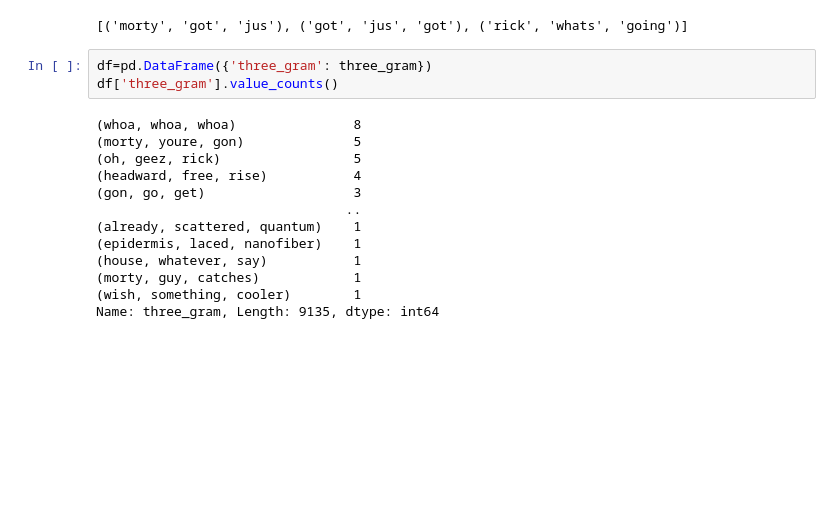
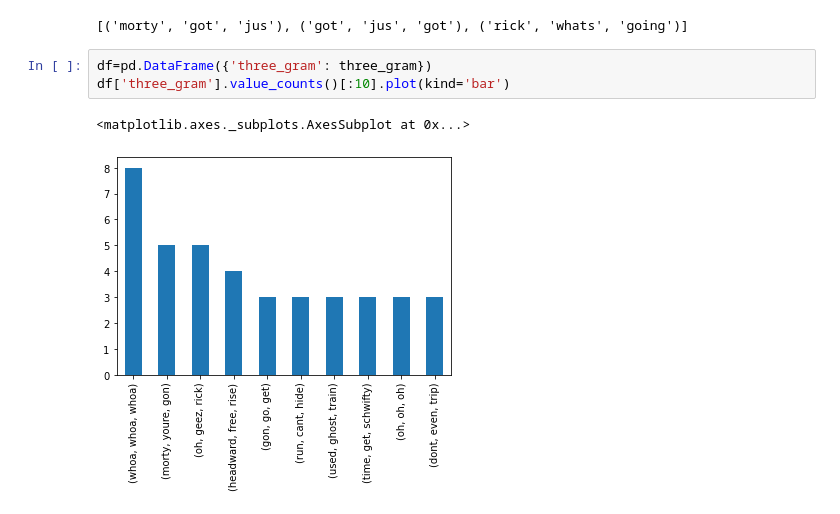
Before and after one commit to kvs1998/Kaggle, a Jupyter notebook: RickAndMorty.ipynb, the cells around one changed output. Saved outputs shown, nothing was run; the diff lists cells and outputs as text; blank space fills up the shorter version.

```diff
--- a/RickAndMorty.ipynb
+++ b/RickAndMorty.ipynb
@@ -106,17 +106,7 @@ three_gram[:3]
 [('morty', 'got', 'jus'), ('got', 'jus', 'got'), ('rick', 'whats', 'going')]
 # %%
 df=pd.DataFrame({'three_gram': three_gram})
-df['three_gram'].value_counts()
+df['three_gram'].value_counts()[:10].plot(kind='bar')
 # %% [output]
-(whoa, whoa, whoa)               8
-(morty, youre, gon)              5
-(oh, geez, rick)                 5
-(headward, free, rise)           4
-(gon, go, get)                   3
-                                ..
-(already, scattered, quantum)    1
-(epidermis, laced, nanofiber)    1
-(house, whatever, say)           1
-(morty, guy, catches)            1
-(wish, something, cooler)        1
-Name: three_gram, Length: 9135, dtype: int64
+<matplotlib.axes._subplots.AxesSubplot at 0x...>
+[figure, added]
```
Also changed, not shown: parts of 3 cells of this notebook.
